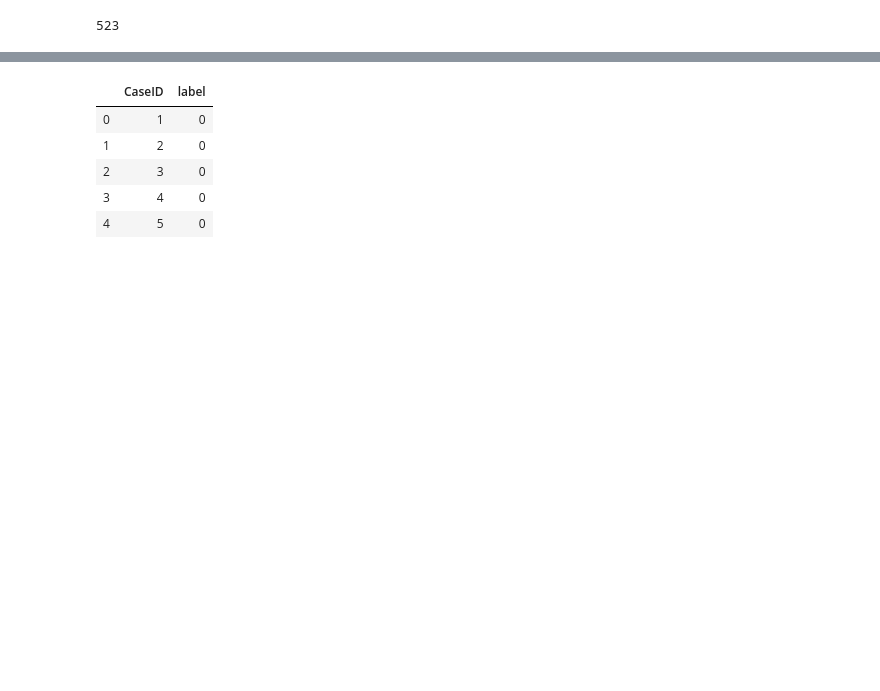
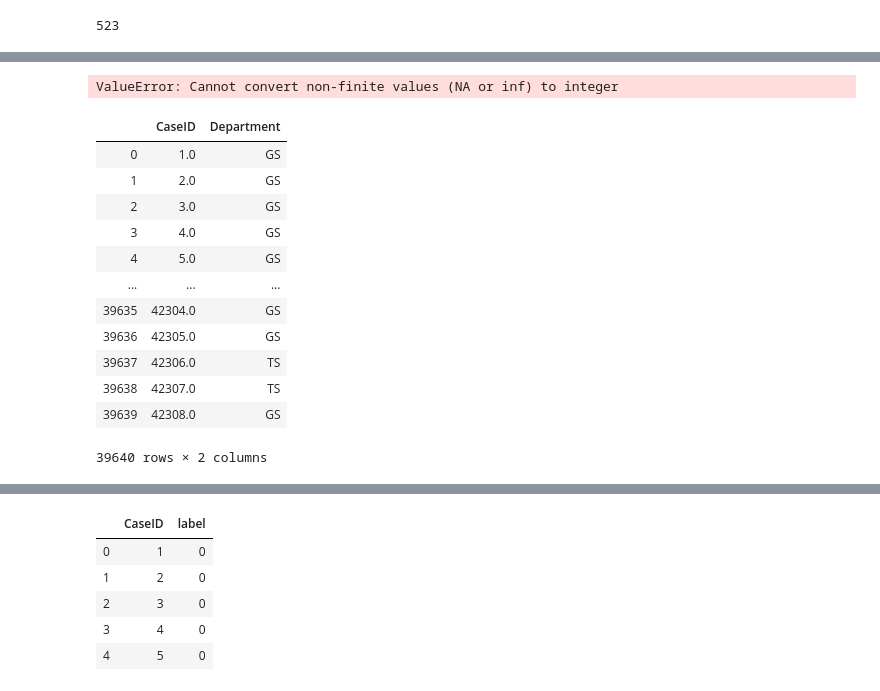
Before and after one commit to suzinyou/datathon-stroke-prediction, a Jupyter notebook: notebooks/0.1-sy-keyword-extraction.ipynb, the cells around one changed output, grey strips where cells are left out. Drawn from its saved outputs; the diff is of its cells as text; code cells hidden in the pictures; blank space fills up the shorter version.

```diff
--- a/notebooks/0.1-sy-keyword-extraction.ipynb
+++ b/notebooks/0.1-sy-keyword-extraction.ipynb
@@ -413,0 +220,20 @@ clinical = pd.read_csv("../../data/raw/clinical.csv")
+# %%
+clinical.loc[:, 'CaseID'] = clinical['CaseID'].astype(int)
+# %% [output]
+ValueError: Cannot convert non-finite values (NA or inf) to integer
+# %%
+clinical[['CaseID', 'Department']]
+# %% [output]
+|  | CaseID | Department |
+| 0 | 1.0 | GS |
+| 1 | 2.0 | GS |
+| 2 | 3.0 | GS |
+| 3 | 4.0 | GS |
+| 4 | 5.0 | GS |
+| ... | ... | ... |
+| 39635 | 42304.0 | GS |
+| 39636 | 42305.0 | GS |
+| 39637 | 42306.0 | TS |
+| 39638 | 42307.0 | TS |
+| 39639 | 42308.0 | GS |
+39640 rows × 2 columns
```
Also changed, not shown: parts of 43 cells of this notebook.
